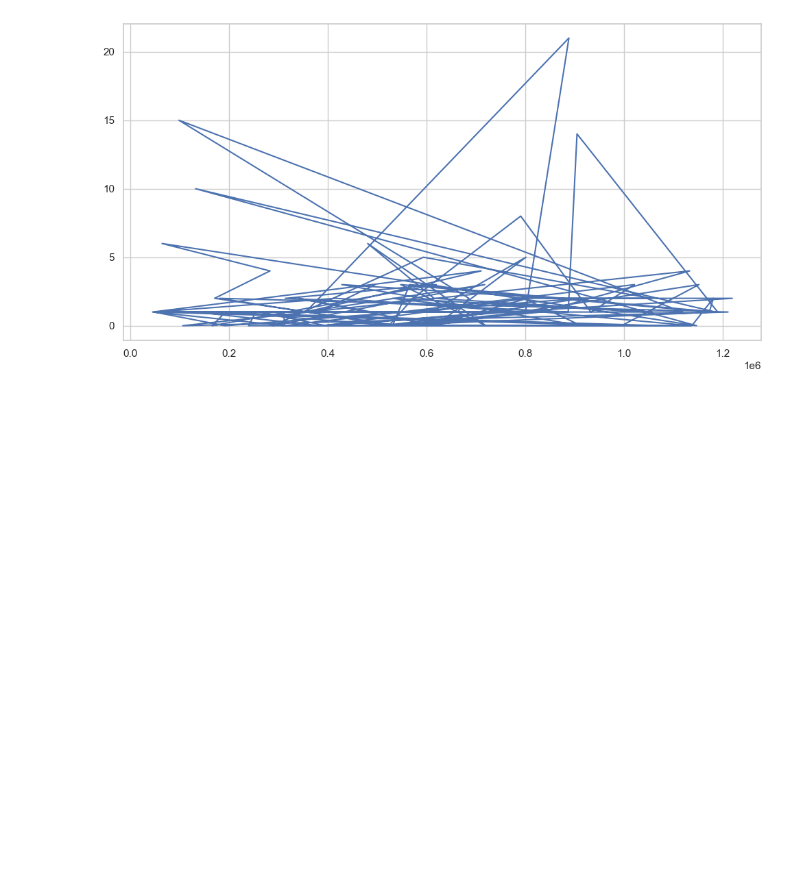
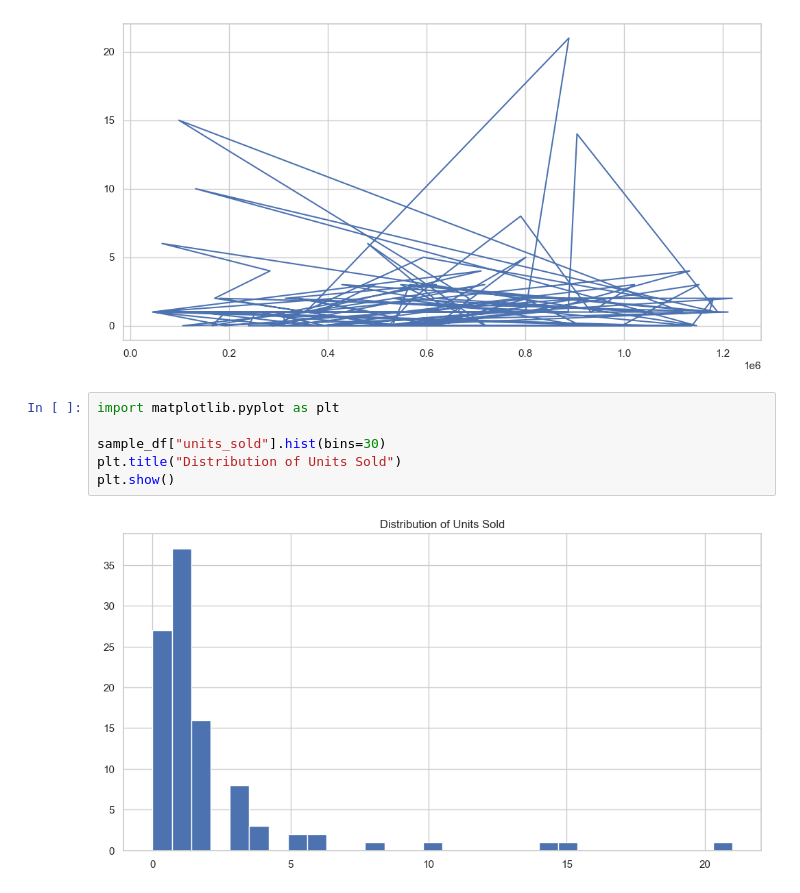
Before and after one commit to SunnyX-AI/ai-powered-sales-forecasting, a Jupyter notebook: notebooks/00_experiments.ipynb, the cells around one changed output. Drawn from its saved outputs; the diff is of its cells as text; blank space fills up the shorter version.

```diff
--- a/notebooks/00_experiments.ipynb
+++ b/notebooks/00_experiments.ipynb
@@ -228,3 +228,11 @@ sample_df['units_sold'].plot()
 # %% [output]
 <Axes: >
 [figure]
+# %%
+import matplotlib.pyplot as plt
+
+sample_df["units_sold"].hist(bins=30)
+plt.title("Distribution of Units Sold")
+plt.show()
+# %% [output]
+[figure, added]
```
Also changed, not shown: parts of 2 cells of this notebook.
